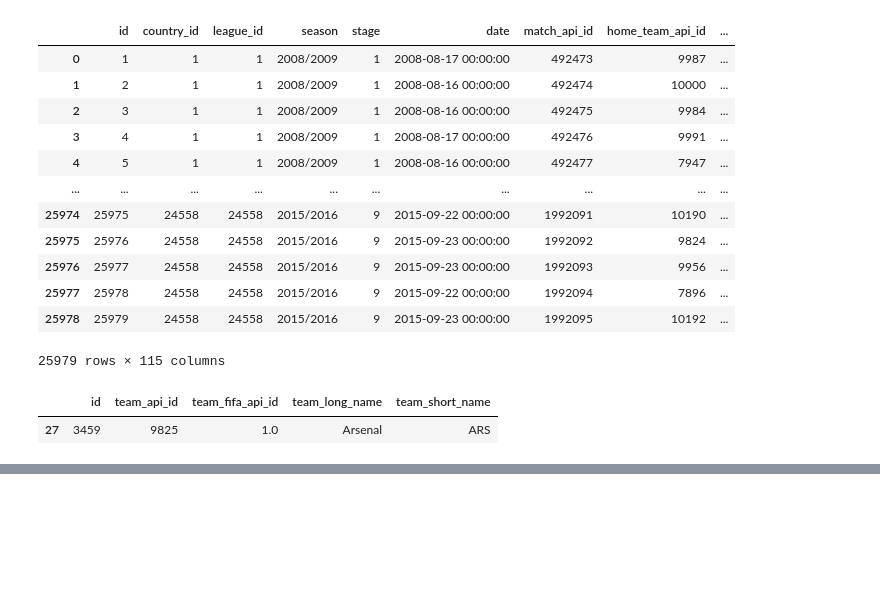
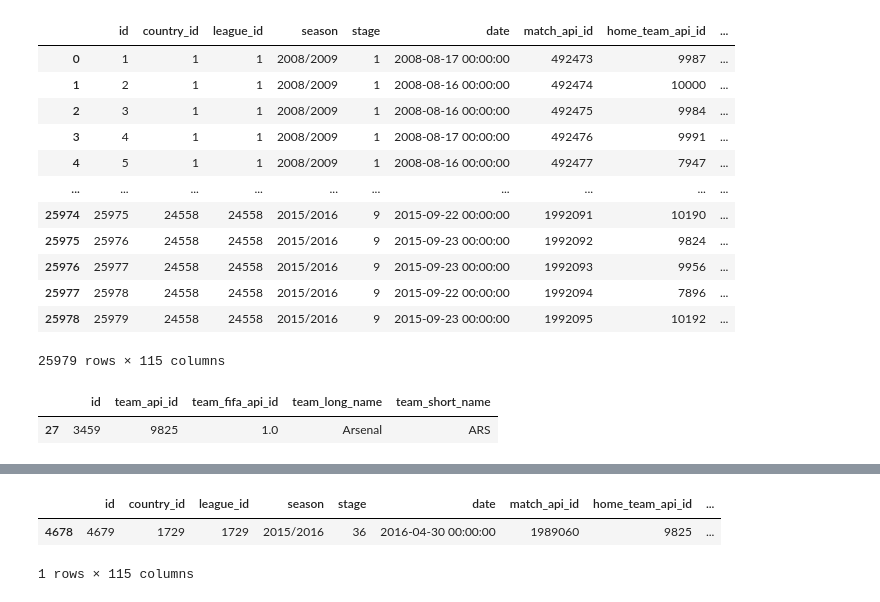
Before and after one commit to enliktjioe/nn2020-football, a Jupyter notebook: Preprocessing (History).ipynb, the cells around one changed output, grey strips where cells are left out. Drawn from its saved outputs; the diff is of its cells as text; code cells hidden in the pictures; blank space fills up the shorter version.

```diff
--- a/Preprocessing (History).ipynb
+++ b/Preprocessing (History).ipynb
@@ -95,0 +157,8 @@ match_history
+# %%
+match_api_id = 1989060
+current_match = match_t[match_t['match_api_id']==match_api_id]
+current_match
+# %% [output]
+|  | id | country_id | league_id | season | stage | date | match_api_id | home_team_api_id | ... |
+| 4678 | 4679 | 1729 | 1729 | 2015/2016 | 36 | 2016-04-30 00:00:00 | 1989060 | 9825 | ... |
+1 rows × 115 columns
```
Also changed, not shown: parts of 5 cells of this notebook, 3 other files.
